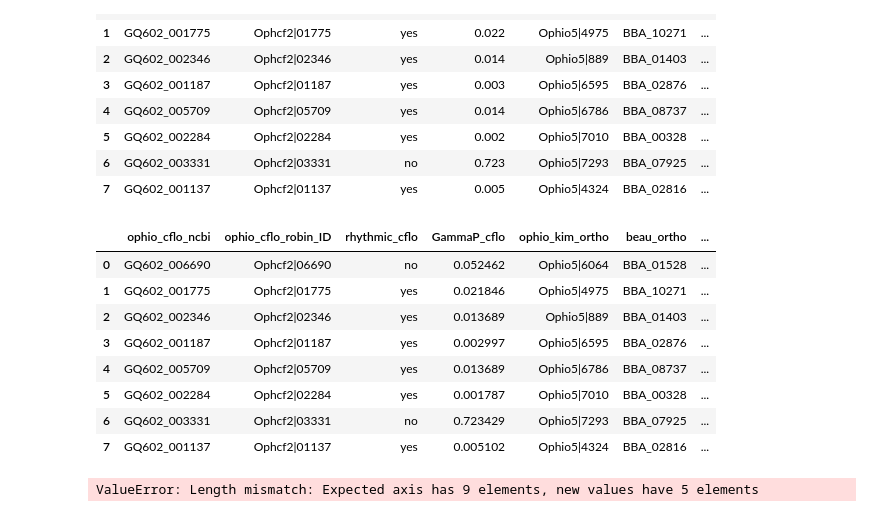
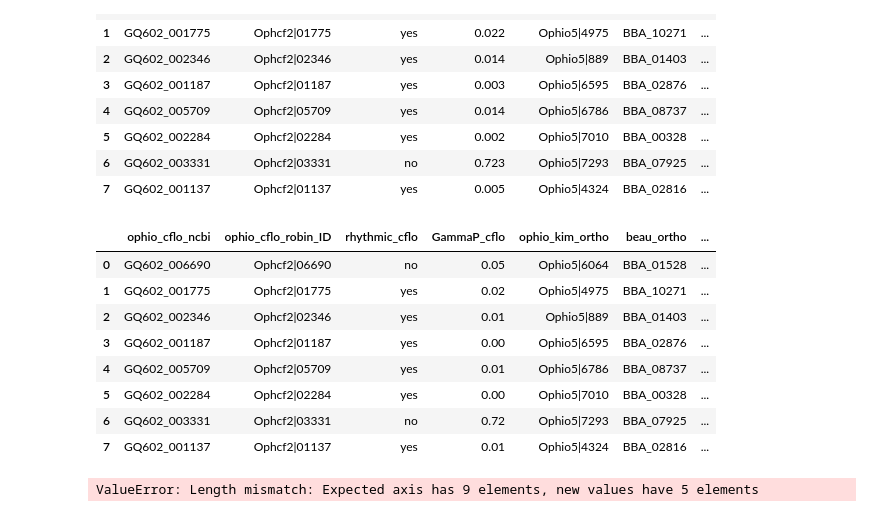
Before and after one commit to biplabendu/Das_et_al_2022a, a Jupyter notebook: scripts/python_scripts/Ophio_cflo_orthologs.ipynb, the cells around one changed output. Cells and saved outputs as stored; diff of their text form; code cells hidden in the pictures.

```diff
--- a/scripts/python_scripts/Ophio_cflo_orthologs.ipynb
+++ b/scripts/python_scripts/Ophio_cflo_orthologs.ipynb
@@ -157,14 +157,15 @@ n_df.round(3)
 # %%
 # Ad N crassa orthologs
 n_df['N_crassa_ortho']= ['frq','wc-1','wc-2','vvd','nik-2','dcc-1','luxQ','phy-1']
+n_df = n_df.round(2)
 n_df
 # %% [output]
 |  | ophio_cflo_ncbi | ophio_cflo_robin_ID | rhythmic_cflo | GammaP_cflo | ophio_kim_ortho | beau_ortho | ... |
-| 0 | GQ602_006690 | Ophcf2|06690 | no | 0.052462 | Ophio5|6064 | BBA_01528 | ... |
-| 1 | GQ602_001775 | Ophcf2|01775 | yes | 0.021846 | Ophio5|4975 | BBA_10271 | ... |
-| 2 | GQ602_002346 | Ophcf2|02346 | yes | 0.013689 | Ophio5|889 | BBA_01403 | ... |
-| 3 | GQ602_001187 | Ophcf2|01187 | yes | 0.002997 | Ophio5|6595 | BBA_02876 | ... |
-| 4 | GQ602_005709 | Ophcf2|05709 | yes | 0.013689 | Ophio5|6786 | BBA_08737 | ... |
-| 5 | GQ602_002284 | Ophcf2|02284 | yes | 0.001787 | Ophio5|7010 | BBA_00328 | ... |
-| 6 | GQ602_003331 | Ophcf2|03331 | no | 0.723429 | Ophio5|7293 | BBA_07925 | ... |
-| 7 | GQ602_001137 | Ophcf2|01137 | yes | 0.005102 | Ophio5|4324 | BBA_02816 | ... |
+| 0 | GQ602_006690 | Ophcf2|06690 | no | 0.05 | Ophio5|6064 | BBA_01528 | ... |
+| 1 | GQ602_001775 | Ophcf2|01775 | yes | 0.02 | Ophio5|4975 | BBA_10271 | ... |
+| 2 | GQ602_002346 | Ophcf2|02346 | yes | 0.01 | Ophio5|889 | BBA_01403 | ... |
+| 3 | GQ602_001187 | Ophcf2|01187 | yes | 0.00 | Ophio5|6595 | BBA_02876 | ... |
+| 4 | GQ602_005709 | Ophcf2|05709 | yes | 0.01 | Ophio5|6786 | BBA_08737 | ... |
+| 5 | GQ602_002284 | Ophcf2|02284 | yes | 0.00 | Ophio5|7010 | BBA_00328 | ... |
+| 6 | GQ602_003331 | Ophcf2|03331 | no | 0.72 | Ophio5|7293 | BBA_07925 | ... |
+| 7 | GQ602_001137 | Ophcf2|01137 | yes | 0.01 | Ophio5|4324 | BBA_02816 | ... |
```
Also changed, not shown: parts of 2 cells of this notebook, 18 other files.
